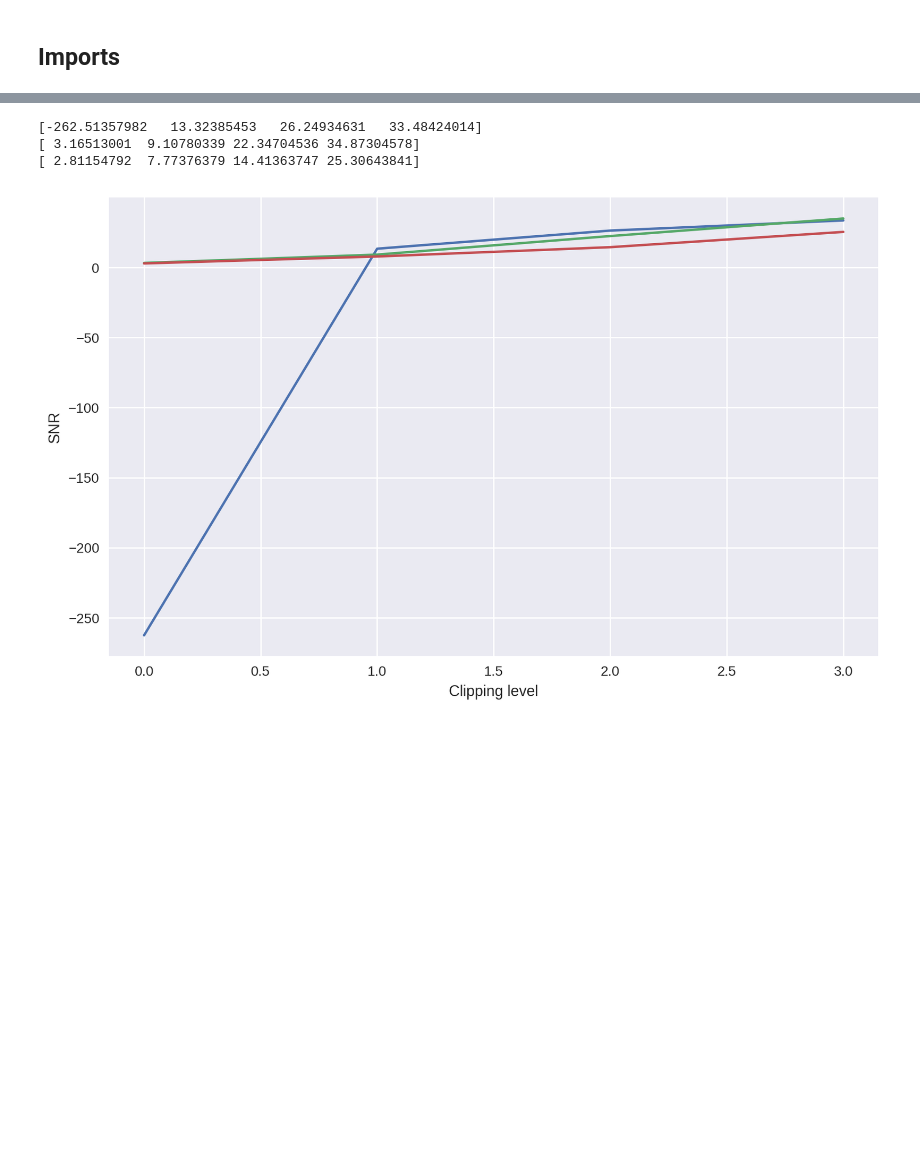
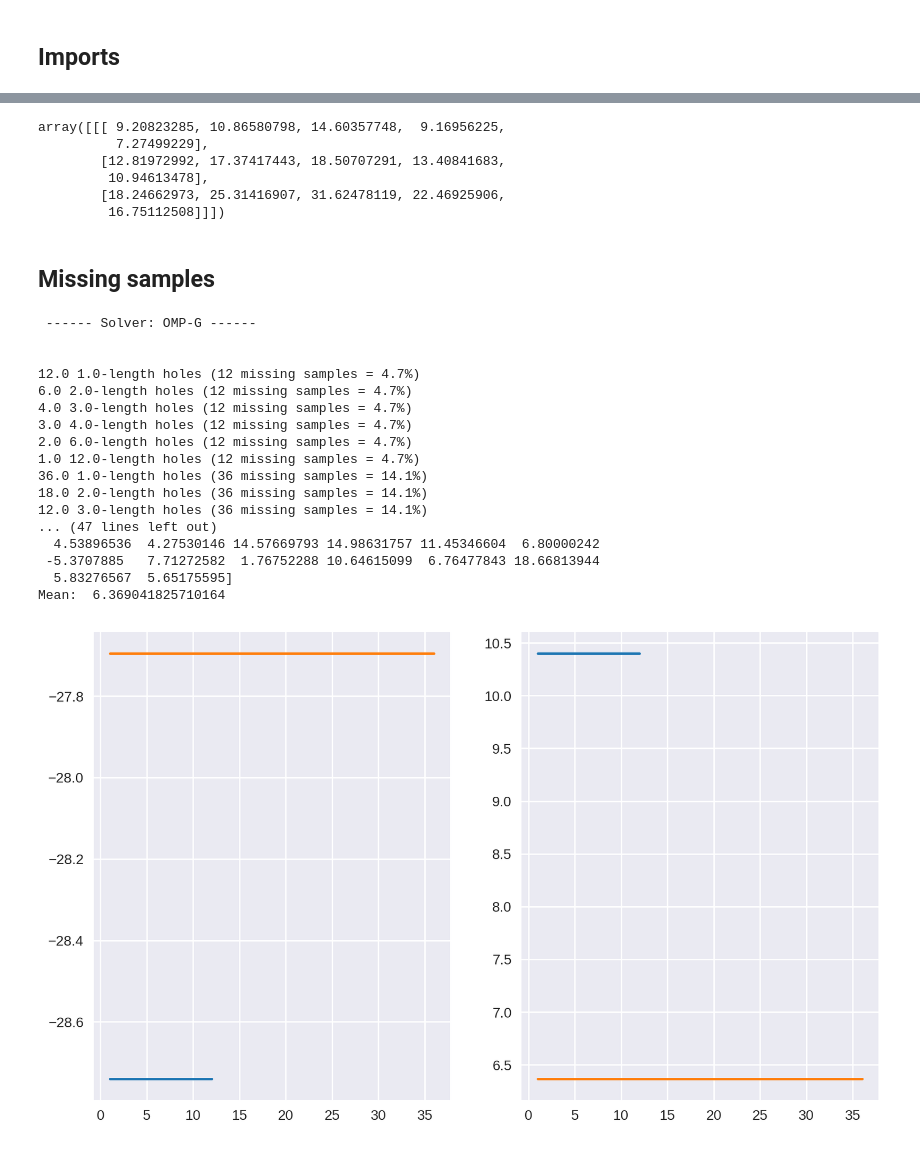
Before and after one commit to boubacar-sow/Project-Time-Series, a Jupyter notebook: Audio Inpainting/main.ipynb, the cells around one changed output, grey strips where cells are left out. Saved outputs shown, nothing was run; the diff lists cells and outputs as text; code cells hidden in the pictures; blank space fills up the shorter version.

```diff
--- a/Audio Inpainting/main.ipynb
+++ b/Audio Inpainting/main.ipynb
@@ -75,16 +46,11 @@ server:  <function inpaintFrame_OMP at 0x...>
-# %%
-# Compute the average SNR over all sound files
-average_SNR = np.mean(SNRClip, axis=0)
-
-# Plot the results
-plt.figure()
-for i in range(average_SNR.shape[1]):
-    plt.plot(average_SNR[:, i])
-plt.xlabel('Clipping level')
-plt.ylabel('SNR')
-plt.show()
-# %% [output]
-[-262.51357982   13.32385453   26.24934631   33.48424014]
-[ 3.16513001  9.10780339 22.34704536 34.87304578]
-[ 2.81154792  7.77376379 14.41363747 25.30643841]
-[figure, removed]
+# %%
+SNRClip
+# %% [output]
+array([[[ 9.20823285, 10.86580798, 14.60357748,  9.16956225,
+          7.27499229],
+        [12.81972992, 17.37417443, 18.50707291, 13.40841683,
+         10.94613478],
+        [18.24662973, 25.31416907, 31.62478119, 22.46925906,
+         16.75112508]]])
+# %% [markdown]
+## Missing samples
@@ -90,0 +60,24 @@ plt.show()
+# %%
+from Experiments.MissingSampleTopologyExperiment.missingSampleTopologyExperiment import MissingSampleTopologyExperiment
+
+# Call the missing_sample_topology_experiment function
+MissingSampleTopologyExperiment()
+# %% [output]
+ ------ Solver: OMP-G ------
+
+
+12.0 1.0-length holes (12 missing samples = 4.7%)
+6.0 2.0-length holes (12 missing samples = 4.7%)
+4.0 3.0-length holes (12 missing samples = 4.7%)
+3.0 4.0-length holes (12 missing samples = 4.7%)
+2.0 6.0-length holes (12 missing samples = 4.7%)
+1.0 12.0-length holes (12 missing samples = 4.7%)
+36.0 1.0-length holes (36 missing samples = 14.1%)
+18.0 2.0-length holes (36 missing samples = 14.1%)
+12.0 3.0-length holes (36 missing samples = 14.1%)
+... (47 lines left out)
+  4.53896536  4.27530146 14.57669793 14.98631757 11.45346604  6.80000242
+ -5.3707885   7.71272582  1.76752288 10.64615099  6.76477843 18.66813944
+  5.83276567  5.65175595]
+Mean:  6.369041825710164
+[figure, added]
```
Also changed, not shown: parts of 6 cells of this notebook.
